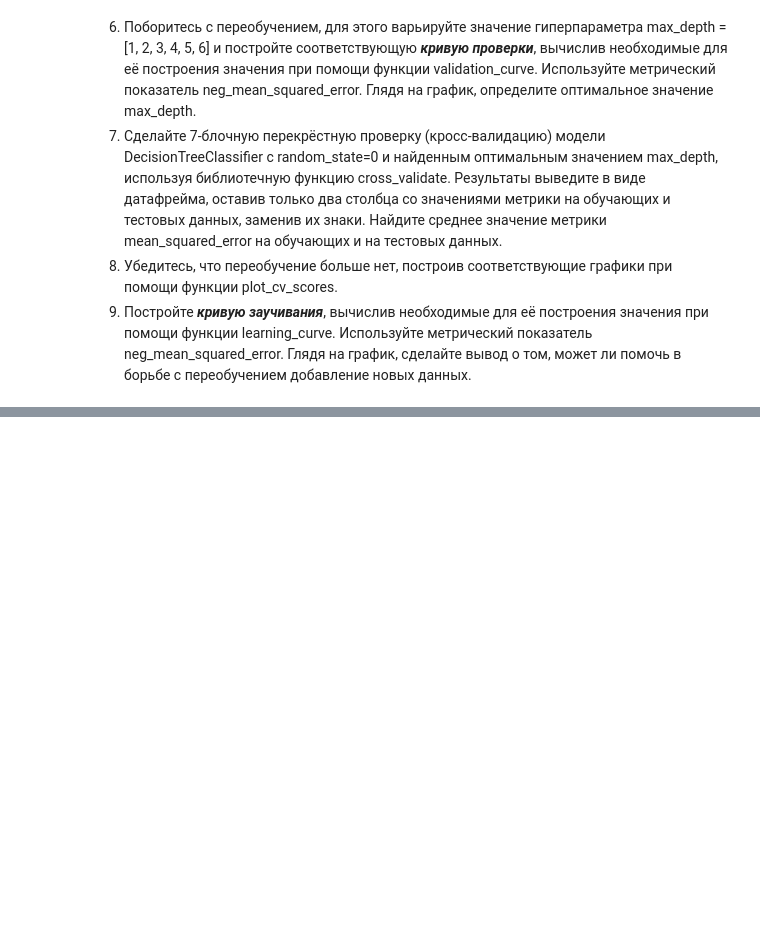
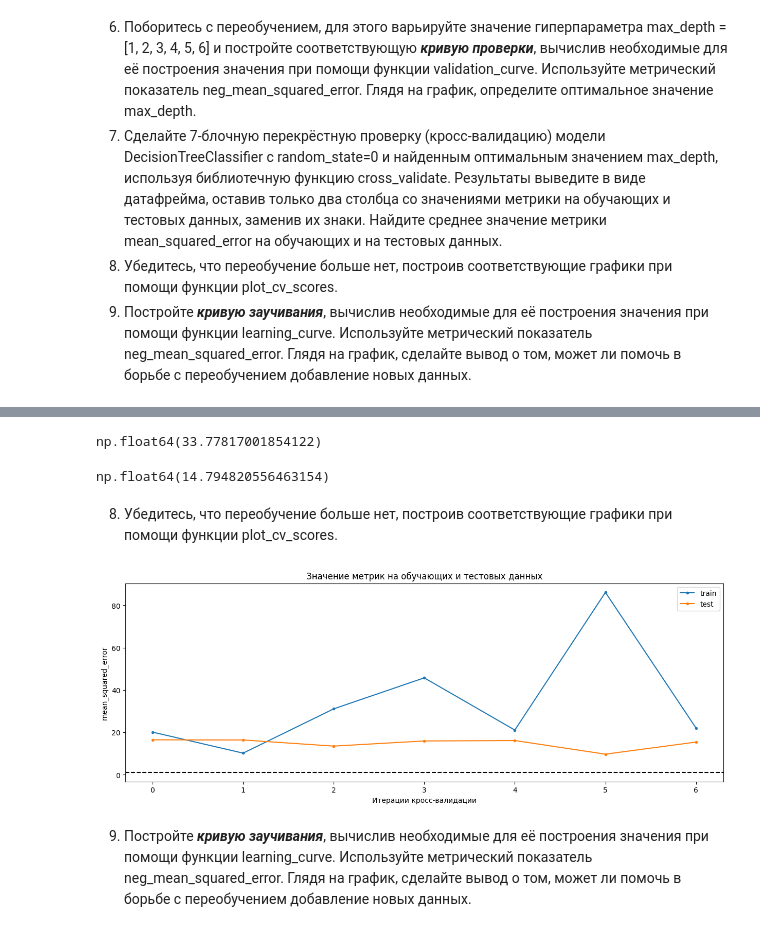
Before and after one commit to consciousnss/fa-machine-learning, a Jupyter notebook: semestr2/trees/overfitting.ipynb, the cells around one changed output, grey strips where cells are left out. Cells and saved outputs as stored; diff of their text form; code cells hidden in the pictures; blank space fills up the shorter version.

```diff
--- a/semestr2/trees/overfitting.ipynb
+++ b/semestr2/trees/overfitting.ipynb
@@ -290,0 +392,9 @@ plt.show()
+# %%
+clf_opt = DecisionTreeRegressor(random_state=0, max_depth=3)
+cv_results = cross_validate(clf_opt, X, y, cv=7, scoring=['neg_mean_squared_error'], return_train_score=True)
+# %%
+scores_mean_squared_error = pd.DataFrame(cv_results)[['test_neg_mean_squared_error', 'train_neg_mean_squared_error']] * -1
+scores_mean_squared_error.columns = [
+    col.replace("neg_", "") for col in scores_mean_squared_error.columns
+]
+scores_mean_squared_error
@@ -290,0 +410,16 @@ plt.show()
+# %%
+scores_mean_squared_error['test_mean_squared_error'].mean()
+# %% [output]
+np.float64(33.77817001854122)
+# %%
+scores_mean_squared_error['train_mean_squared_error'].mean()
+# %% [output]
+np.float64(14.794820556463154)
+# %% [markdown]
+8. Убедитесь, что переобучение больше нет, построив соответствующие графики при помощи функции plot_cv_scores.
+# %%
+plot_cv_scores(scores_mean_squared_error, 'mean_squared_error')
+# %% [output]
+[figure, added]
+# %% [markdown]
+9. Постройте ***кривую заучивания***, вычислив необходимые для её построения значения при помощи функции learning_curve. Используйте метрический показатель neg_mean_squared_error. Глядя на график, сделайте вывод о том, может ли помочь в борьбе с переобучением добавление новых данных.
```
Also changed, not shown: parts of 27 cells of this notebook.
